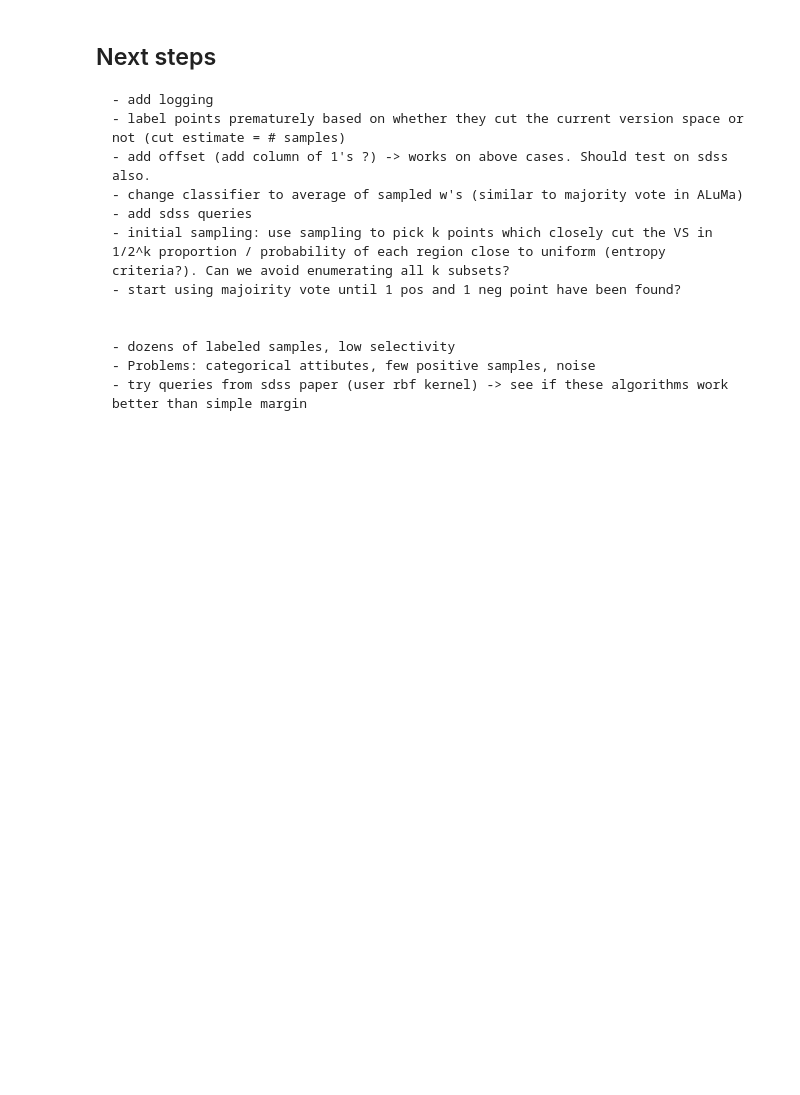
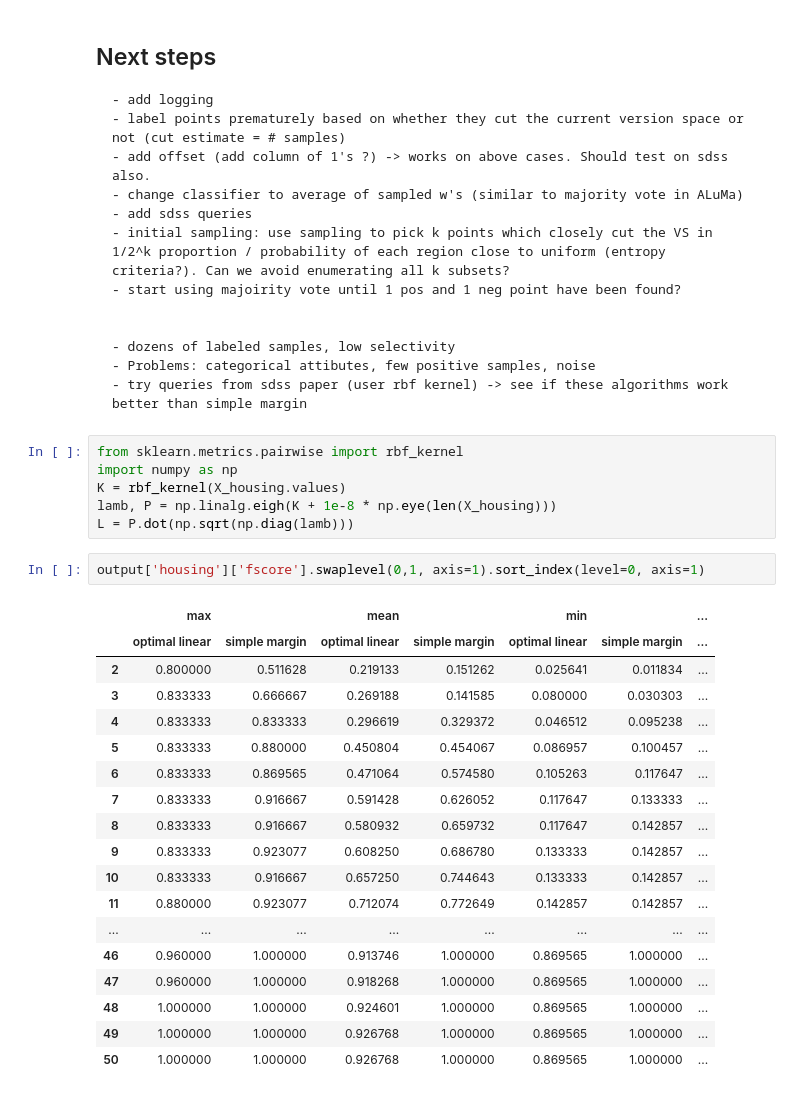
Before and after one commit to AIDEmeProject/PythonMiddleware, a Jupyter notebook: notebooks/svm test.ipynb, the cells around one changed output. Saved outputs shown, nothing was run; the diff lists cells and outputs as text; blank space fills up the shorter version.

```diff
--- a/notebooks/svm test.ipynb
+++ b/notebooks/svm test.ipynb
@@ -80,3 +92,30 @@ plot_showdown(output, times, metrics_list=['fscore', 'iteration_time'])
     - dozens of labeled samples, low selectivity
     - Problems: categorical attibutes, few positive samples, noise
     - try queries from sdss paper (user rbf kernel) -> see if these algorithms work better than simple margin
+# %%
+from sklearn.metrics.pairwise import rbf_kernel
+import numpy as np
+K = rbf_kernel(X_housing.values)
+lamb, P = np.linalg.eigh(K + 1e-8 * np.eye(len(X_housing)))
+L = P.dot(np.sqrt(np.diag(lamb)))
+# %%
+output['housing']['fscore'].swaplevel(0,1, axis=1).sort_index(level=0, axis=1)
+# %% [output]
+|  | max |  | mean |  | min |  | ... |
+|  | optimal linear | simple margin | optimal linear | simple margin | optimal linear | simple margin | ... |
+| 2 | 0.800000 | 0.511628 | 0.219133 | 0.151262 | 0.025641 | 0.011834 | ... |
+| 3 | 0.833333 | 0.666667 | 0.269188 | 0.141585 | 0.080000 | 0.030303 | ... |
+| 4 | 0.833333 | 0.833333 | 0.296619 | 0.329372 | 0.046512 | 0.095238 | ... |
+| 5 | 0.833333 | 0.880000 | 0.450804 | 0.454067 | 0.086957 | 0.100457 | ... |
+| 6 | 0.833333 | 0.869565 | 0.471064 | 0.574580 | 0.105263 | 0.117647 | ... |
+| 7 | 0.833333 | 0.916667 | 0.591428 | 0.626052 | 0.117647 | 0.133333 | ... |
+| 8 | 0.833333 | 0.916667 | 0.580932 | 0.659732 | 0.117647 | 0.142857 | ... |
+| 9 | 0.833333 | 0.923077 | 0.608250 | 0.686780 | 0.133333 | 0.142857 | ... |
+| 10 | 0.833333 | 0.916667 | 0.657250 | 0.744643 | 0.133333 | 0.142857 | ... |
+| 11 | 0.880000 | 0.923077 | 0.712074 | 0.772649 | 0.142857 | 0.142857 | ... |
+| ... | ... | ... | ... | ... | ... | ... | ... |
+| 46 | 0.960000 | 1.000000 | 0.913746 | 1.000000 | 0.869565 | 1.000000 | ... |
+| 47 | 0.960000 | 1.000000 | 0.918268 | 1.000000 | 0.869565 | 1.000000 | ... |
+| 48 | 1.000000 | 1.000000 | 0.924601 | 1.000000 | 0.869565 | 1.000000 | ... |
+| 49 | 1.000000 | 1.000000 | 0.926768 | 1.000000 | 0.869565 | 1.000000 | ... |
+| 50 | 1.000000 | 1.000000 | 0.926768 | 1.000000 | 0.869565 | 1.000000 | ... |
```
Also changed, not shown: parts of 2 cells of this notebook, 5 other files.
